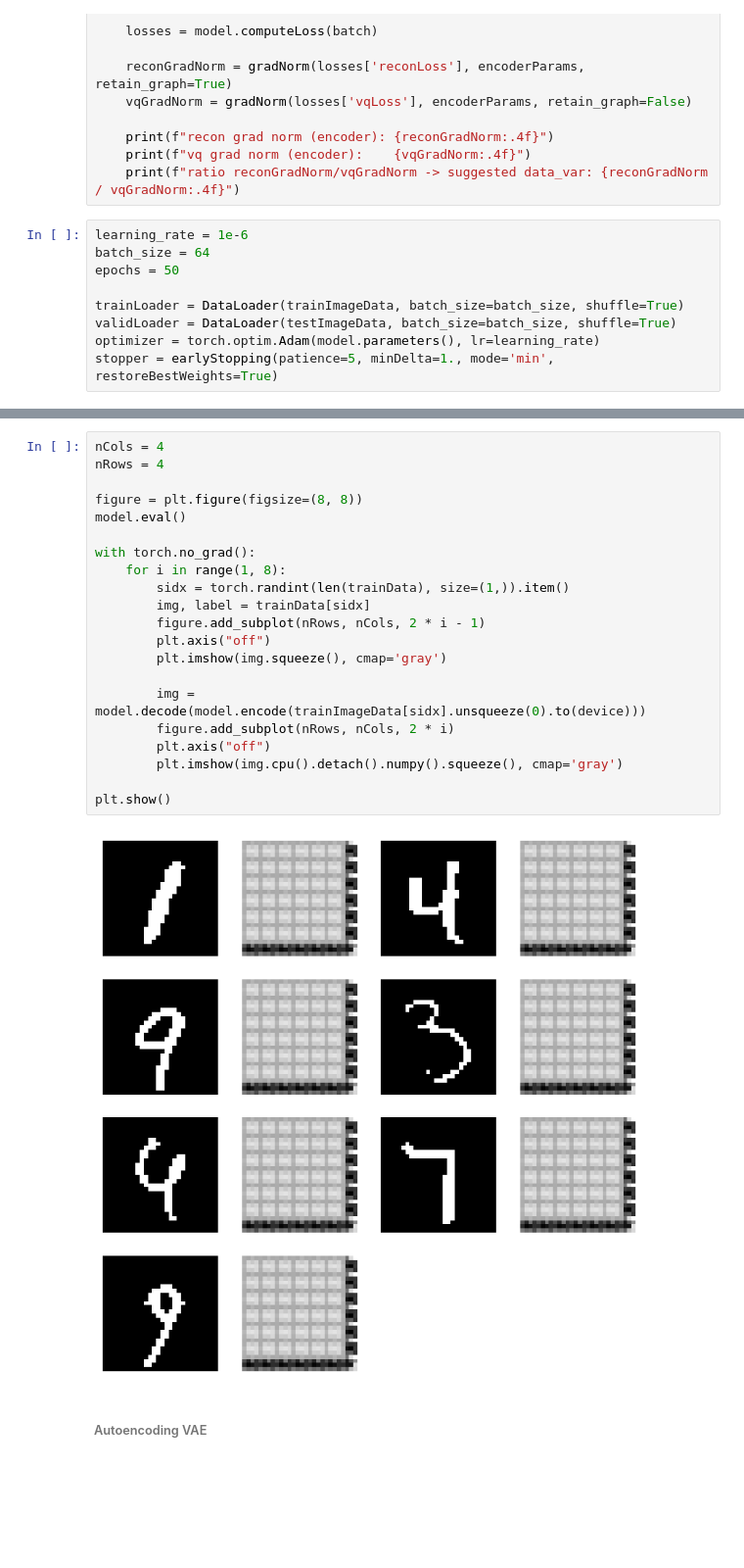
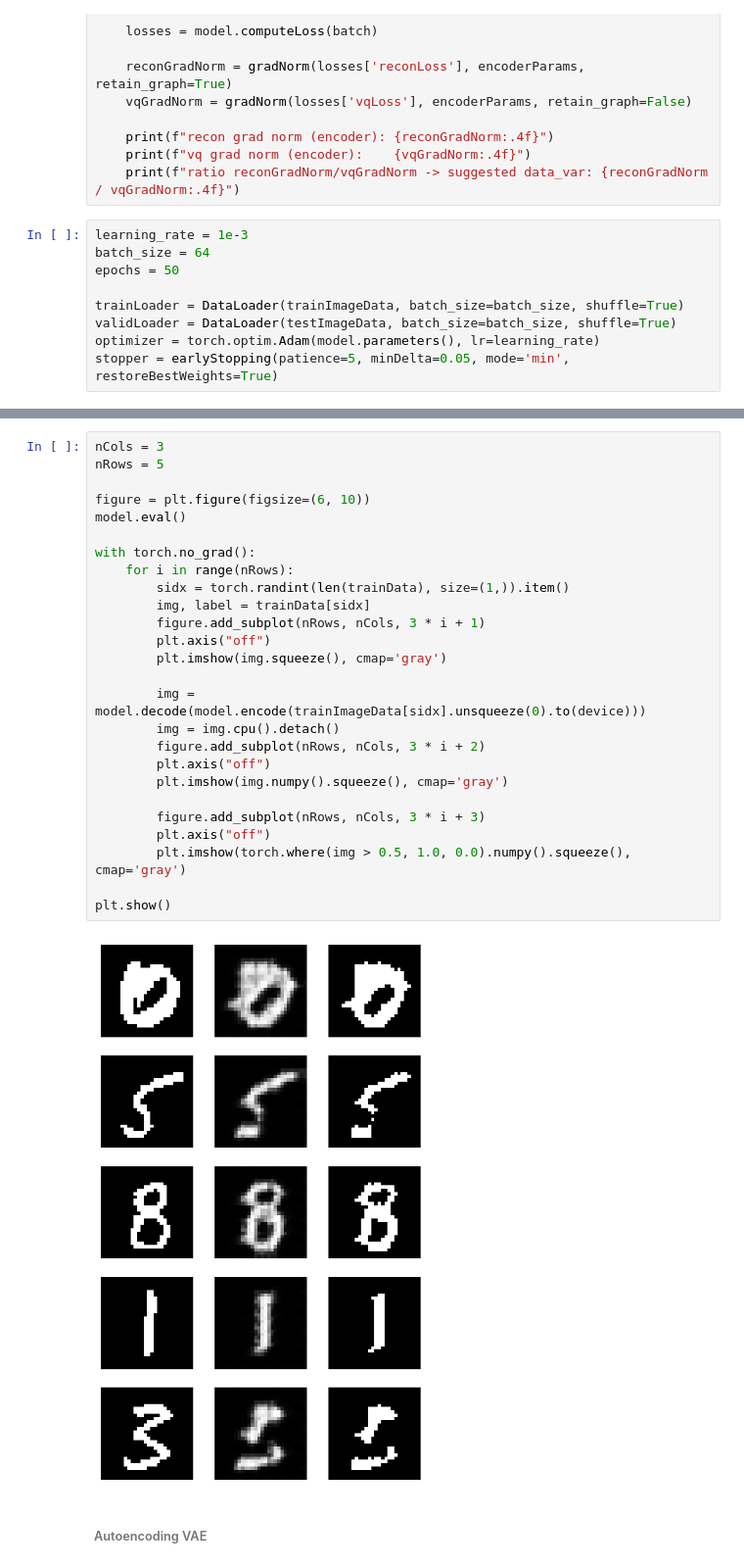
Before and after one commit to raghavsubbarao/svipy, a Jupyter notebook: notebooks/vae.ipynb, the cells around one changed output, grey strips where cells are left out. Shown at 98% size. Drawn from its saved outputs; the diff is of its cells as text; blank space fills up the shorter version.

```diff
--- a/notebooks/vae.ipynb
+++ b/notebooks/vae.ipynb
@@ -308,14 +307,14 @@ def compareLossScales(model, batch):
     print(f"vq grad norm (encoder):    {vqGradNorm:.4f}")
     print(f"ratio reconGradNorm/vqGradNorm -> suggested data_var: {reconGradNorm / vqGradNorm:.4f}")
 # %%
-learning_rate = 1e-6
+learning_rate = 1e-3
 batch_size = 64
 epochs = 50
 
 trainLoader = DataLoader(trainImageData, batch_size=batch_size, shuffle=True)
 validLoader = DataLoader(testImageData, batch_size=batch_size, shuffle=True)
 optimizer = torch.optim.Adam(model.parameters(), lr=learning_rate)
-stopper = earlyStopping(patience=5, minDelta=1., mode='min', restoreBestWeights=True)
+stopper = earlyStopping(patience=5, minDelta=0.05, mode='min', restoreBestWeights=True)
 # %%
 batch = next(iter(trainLoader)).to(device)
 suggestedDataVar = compareLossScales(model, batch)
@@ -351,26 +350,31 @@ Early stopping: no improvement in 5 epochs (best=4532.315221 @ epoch 43)
 # %%
-nCols = 4
-nRows = 4
+nCols = 3
+nRows = 5
 
-figure = plt.figure(figsize=(8, 8))
+figure = plt.figure(figsize=(6, 10))
 model.eval()
 
 with torch.no_grad():
-    for i in range(1, 8):
+    for i in range(nRows):
         sidx = torch.randint(len(trainData), size=(1,)).item()
         img, label = trainData[sidx]
-        figure.add_subplot(nRows, nCols, 2 * i - 1)
+        figure.add_subplot(nRows, nCols, 3 * i + 1)
         plt.axis("off")
         plt.imshow(img.squeeze(), cmap='gray')
 
         img = model.decode(model.encode(trainImageData[sidx].unsqueeze(0).to(device)))
-        figure.add_subplot(nRows, nCols, 2 * i)
+        img = img.cpu().detach()
+        figure.add_subplot(nRows, nCols, 3 * i + 2)
         plt.axis("off")
-        plt.imshow(img.cpu().detach().numpy().squeeze(), cmap='gray')
+        plt.imshow(img.numpy().squeeze(), cmap='gray')
+
+        figure.add_subplot(nRows, nCols, 3 * i + 3)
+        plt.axis("off")
+        plt.imshow(torch.where(img > 0.5, 1.0, 0.0).numpy().squeeze(), cmap='gray')
 
 plt.show()
 # %% [output]
-[figure, old version]
+[figure, new version]
 # %% [markdown]
 ###### Autoencoding VAE
 # %%
```
Also changed, not shown: parts of 14 cells of this notebook, 1 other file.
